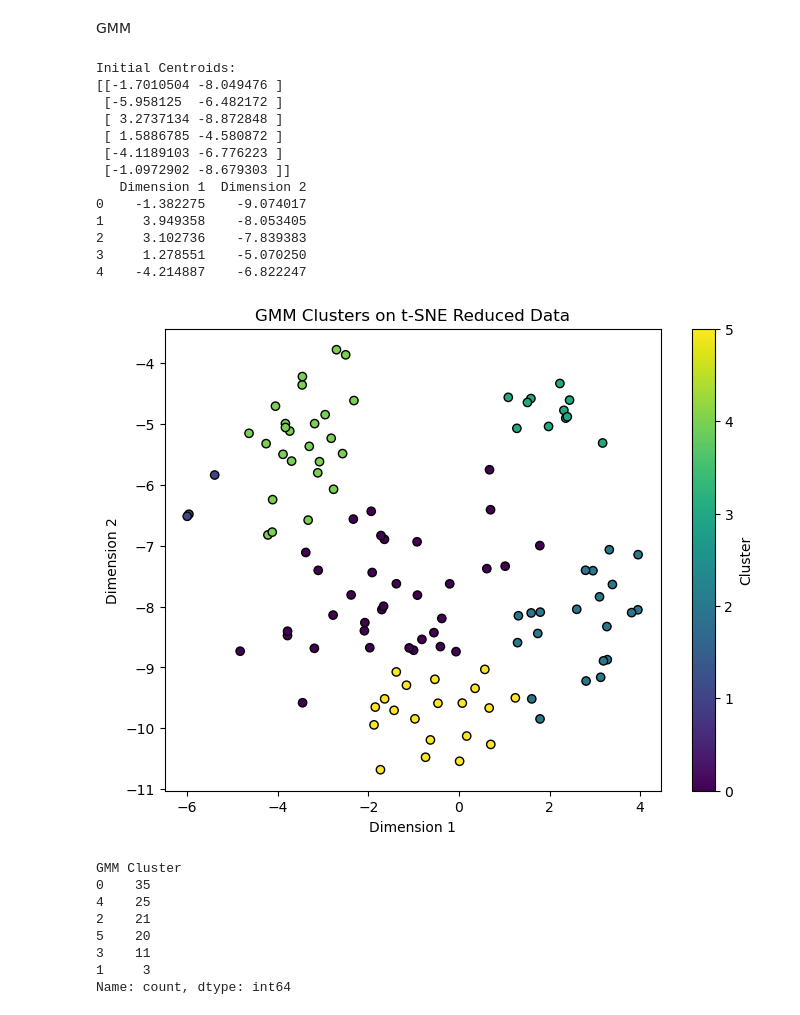
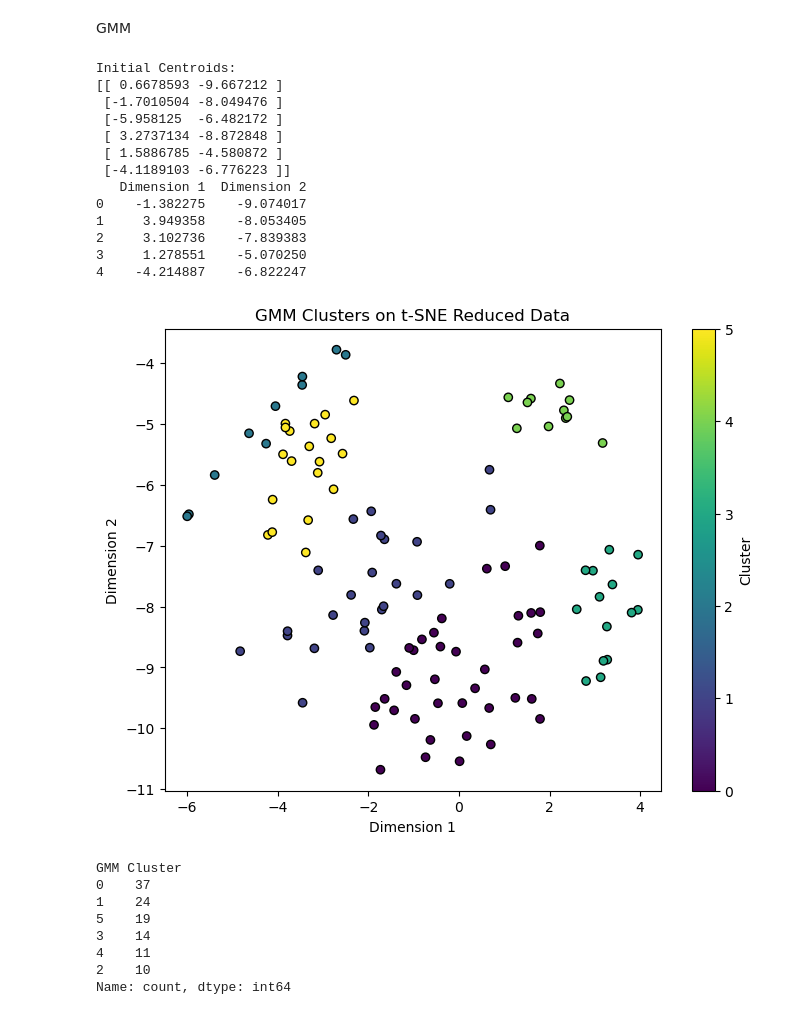
Before and after one commit to ShivtejGhatage/DS203_Project, a Jupyter notebook: MFCC_Min.ipynb, the cells around one changed output. Cells and saved outputs as stored; diff of their text form; code cells hidden in the pictures.

```diff
--- a/MFCC_Min.ipynb
+++ b/MFCC_Min.ipynb
@@ -196,7 +196,7 @@ mfcc_tsne_PCA_df = pd.read_csv('MFCCtsnePCA_Min.csv')
 mfcc_df = pd.read_csv('MFCC_Min_20.csv')
 
 # Filter the rows where 'Song' equals specific values (1, 2, 3, 4, 5, 6)
-song_identifiers = ['mfcc_output_16', 'mfcc_output_56', 'mfcc_output_59', 'mfcc_output_40', 'mfcc_output_73','mfcc_output_3']
+song_identifiers = ['mfcc_output_16', 'mfcc_output_48', 'mfcc_output_59', 'mfcc_output_40', 'mfcc_output_73','mfcc_output_3']
 
 filtered_points = mfcc_tsne_PCA_df[mfcc_tsne_PCA_df['Song'].isin(song_identifiers)]
 
@@ -220,6 +220,9 @@ gmm = GaussianMixture(n_components=6,means_init=initial_centroids, random_state=
 gmm_labels = gmm.fit_predict(mfcc_tsne_PCA_df)
 
 
+
+
+
 gmm_probabilities = gmm.predict_proba(mfcc_tsne_PCA_df)
 probability_df = pd.DataFrame(gmm_probabilities, columns=[f'Cluster_{i}' for i in range(6)])
 probability_df['Song'] = song_names
@@ -231,43 +234,63 @@ mfcc_df['GMM Cluster'] = gmm_labels
 # Visualizing GMM clusters (y
 
 mfcc_tsne_PCA_df['GMM Cluster'] = gmm_labels
+# Step 1: Define a mapping based on your inspection of each cluster's content.
+cluster_names = {
+    0: "Marathi Bhav Geet",
+    1: "Marathi Lavni",
+    2: "Kishor Kumar Songs",
+    3: "Indian National Anthem",
+    4: "Michael Jackson Songs",
+    5: "Asha Bhosale Songs"
+}
 
+# Step 2: Map the numeric cluster labels to the meaningful names.
+mfcc_tsne_PCA_df['GMM Cluster Name'] = mfcc_tsne_PCA_df['GMM Cluster'].map(cluster_names)
+
+probability_df.columns = [cluster_names[int(col.split('_')[1])] if 'Cluster_' in col else col for col in probability_df.columns]
+
+# Save the probability DataFrame with named clusters
+probability_df.to_csv('Min_Probability.csv', index=False)
 
 # Visualizing GMM clusters (you can use t-SNE/PCA results here too)
 plt.figure(figsize=(8, 6))
 plt.scatter(mfcc_tsne_PCA_df['Dimension 1'], mfcc_tsne_PCA_df['Dimension 2'], c=gmm_labels, cmap='viridis', edgecolor='k')
 plt.title('GMM Clusters on t-SNE Reduced Data')
 plt.xlabel('Dimension 1')
 plt.ylabel('Dimension 2')
 plt.colorbar(label='Cluster')
 plt.show()
 
+
+# Optional: Save this version with named clusters
+
+
 mfcc_tsne_PCA_df['Song'] = song_names  # Add the 'Song' column back to the t-SNE results
 mfcc_tsne_PCA_df.to_csv('Output_GMM_Min.csv')
 
 
 # Optional: Print cluster assignment
 print(mfcc_df['GMM Cluster'].value_counts())
 # %% [output]
 Initial Centroids:
-[[-1.7010504 -8.049476 ]
+[[ 0.6678593 -9.667212 ]
+ [-1.7010504 -8.049476 ]
  [-5.958125  -6.482172 ]
  [ 3.2737134 -8.872848 ]
  [ 1.5886785 -4.580872 ]
- [-4.1189103 -6.776223 ]
- [-1.0972902 -8.679303 ]]
+ [-4.1189103 -6.776223 ]]
    Dimension 1  Dimension 2
 0    -1.382275    -9.074017
 1     3.949358    -8.053405
 2     3.102736    -7.839383
 3     1.278551    -5.070250
 4    -4.214887    -6.822247
-[figure, old version]
+[figure, new version]
 GMM Cluster
-0    35
-4    25
-2    21
-5    20
-3    11
-1     3
+0    37
+1    24
+5    19
+3    14
+4    11
+2    10
 Name: count, dtype: int64
```
Also changed, not shown: 14 other files.
